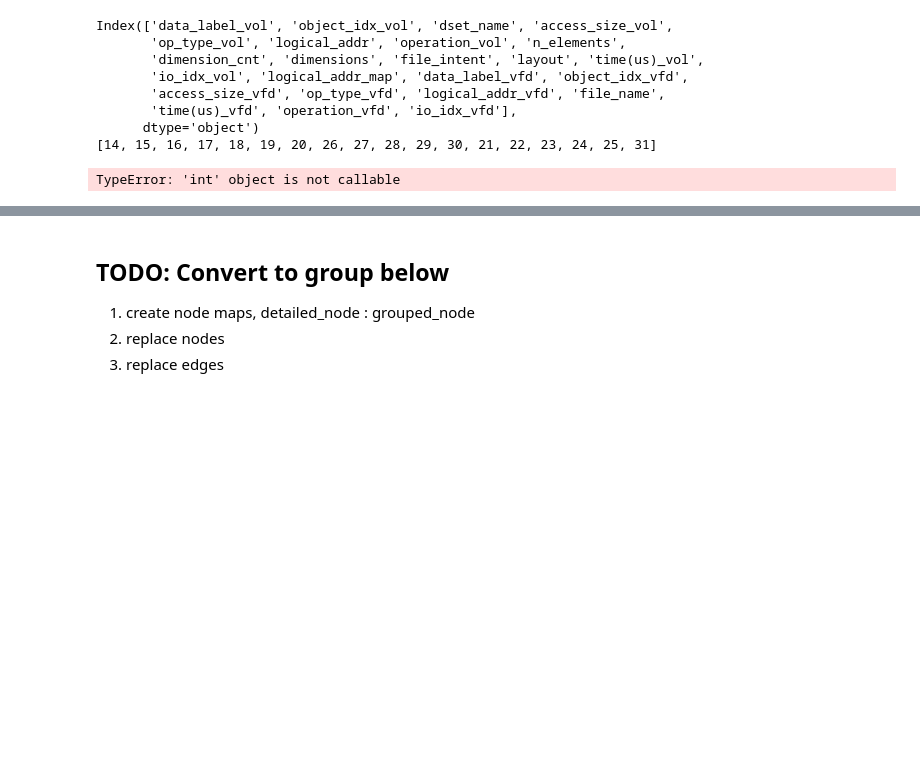
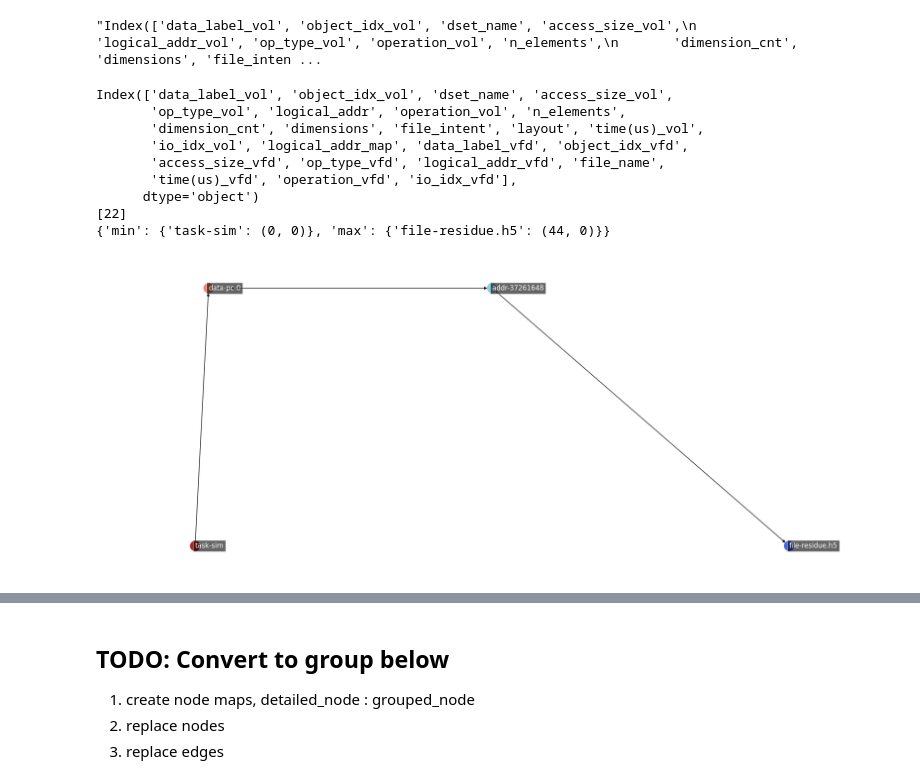
Before and after one commit to candiceT233/local-co-scheduling, a Jupyter notebook: analysis_scripts/detailed_VOLVFD_Graph_SimAgg.ipynb, the cells around one changed output, grey strips where cells are left out. Drawn from its saved outputs; the diff is of its cells as text; code cells hidden in the pictures; blank space fills up the shorter version.

```diff
--- a/analysis_scripts/detailed_VOLVFD_Graph_SimAgg.ipynb
+++ b/analysis_scripts/detailed_VOLVFD_Graph_SimAgg.ipynb
@@ -14,9 +14,25 @@ from collections import Counter
 from scipy import stats
 
 path='../save_outputs/vol-vfd'
-nshow=6
+nshow=20
 step=1
 padding=nshow
+
+data_filter = {
+    'datasets': [{'dset_name':'contact_map'},
+    {'dset_name':'point_cloud'},
+     ],
+}
+
+"""Index(['data_label_vol', 'object_idx_vol', 'dset_name', 'access_size_vol',
+       'logical_addr_vol', 'op_type_vol', 'operation_vol', 'n_elements',
+       'dimension_cnt', 'dimensions', 'file_intent', 'layout', 'time(us)_vol',
+       'io_idx_vol', 'logical_addr_map', 'data_label_vfd', 'object_idx_vfd',
+       'access_size_vfd', 'logical_addr_vfd', 'next_addr', 'op_type_vfd',
+       'file_name', 'time(us)_vfd', 'operation_vfd', 'io_idx_vfd'],
+      dtype='object')"""
+# %% [output]
+"Index(['data_label_vol', 'object_idx_vol', 'dset_name', 'access_size_vol',\n       'logical_addr_vol', 'op_type_vol', 'operation_vol', 'n_elements',\n       'dimension_cnt', 'dimensions', 'file_inten ...
 # %%
 # data related methods
 def humansize(nbytes):
@@ -258,7 +274,9 @@ fsim='../save_outputs/vol-vfd/prov-vfd-sim-merged.csv'
 df_sim_merged = read_data(fsim)
 print(df_sim_merged.columns)
 
-df_sim = pd.concat([df_sim_merged.head(nshow*2),df_sim_merged.tail(nshow)])
+# df_sim = pd.concat([df_sim_merged.head(nshow*8),df_sim_merged.tail(nshow)])
+df_sim = df_sim_merged[df_sim_merged.dset_name == 'point_cloud']
+df_sim = df_sim[df_sim.op_type_vfd != 'meta']
 # df_sim = df_sim_merged
 
 # convert time to rank
@@ -270,6 +288,7 @@ vfd_time = stats.rankdata(df_sim['time(us)_vfd'],method='dense')
 vfd_time = [x + (max_left) for x in vfd_time]
 # vfd_time = [x*step for x in vfd_time]
 print(vfd_time)
+min_right = 0
 min_right = min(vfd_time)
 # print(f"max_left = {max_left} min_right = {min_right}")
 
@@ -298,35 +317,36 @@ x_time = max(vol_time) +1
 # print(get_min_max_loc(G_SIM))
 add_nodes_edges(G_SIM, list(df_sim['logical_addr_vfd']), ['residue.h5'],
                     list(df_sim['operation_vol']),
                     list(df_sim['io_idx_vfd']),
                     [vfd_time, [x_time]],
                     acc_s=list(df_sim['access_size_vfd']),
                     x_pos=x_pos, tags=['sim-addr','file'])
 
 # print(nx.get_edge_attributes(G_SIM,'access_cnt'))
 # print(nx.get_edge_attributes(G_SIM,'operation'))
 # print(nx.get_edge_attributes(G_SIM,'time'))
 # print(nx.get_node_attributes(G_SIM,'pos'))
 print(get_min_max_loc(G_SIM))
 
 
 # TODO: find and add more attributes for task and file nodes
 # task_attr = {'task-sim_emulator': {'file_intent':df_sim_merged['file_intent'].iloc[0]}}
 # nx.set_node_attributes(G_SIM,task_attr)
 # # attr for edges ['operation']
 # # attr for dset nodes ['layout', 'dset_name', 'n_elements', 'dimension_cnt', 'dimensions', ]
 
 draw_graph(G_SIM,COLOR_MAP,rm_tags=['sim'])
 # %% [output]
 Index(['data_label_vol', 'object_idx_vol', 'dset_name', 'access_size_vol',
        'op_type_vol', 'logical_addr', 'operation_vol', 'n_elements',
        'dimension_cnt', 'dimensions', 'file_intent', 'layout', 'time(us)_vol',
        'io_idx_vol', 'logical_addr_map', 'data_label_vfd', 'object_idx_vfd',
        'access_size_vfd', 'op_type_vfd', 'logical_addr_vfd', 'file_name',
        'time(us)_vfd', 'operation_vfd', 'io_idx_vfd'],
       dtype='object')
-[14, 15, 16, 17, 18, 19, 20, 26, 27, 28, 29, 30, 21, 22, 23, 24, 25, 31]
+[22]
+{'min': {'task-sim': (0, 0)}, 'max': {'file-residue.h5': (44, 0)}}
-TypeError: 'int' object is not callable
+[figure, added]
 # %%
 fagg_read='../save_outputs/vol-vfd/prov-vfd-agg-read-merged.csv'
 
```
Also changed, not shown: parts of 3 cells of this notebook.
